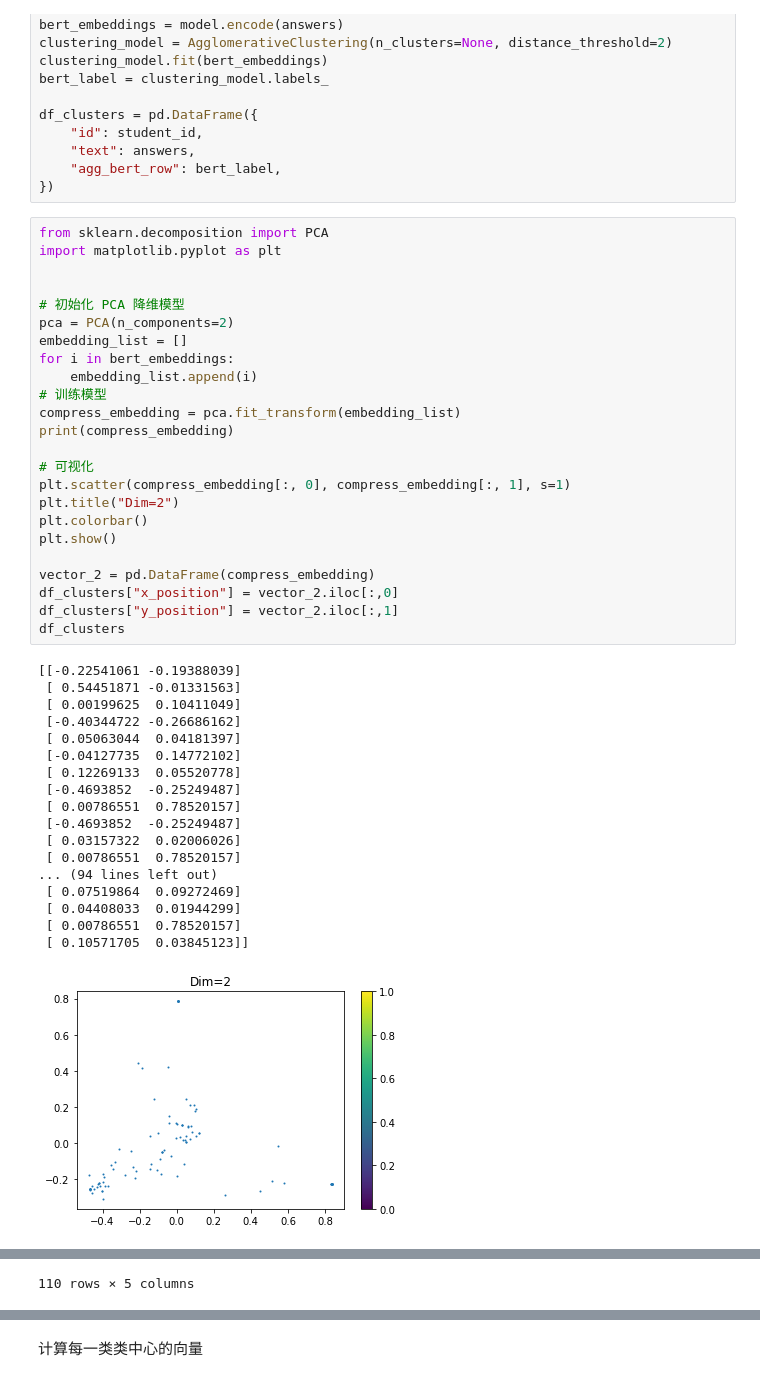
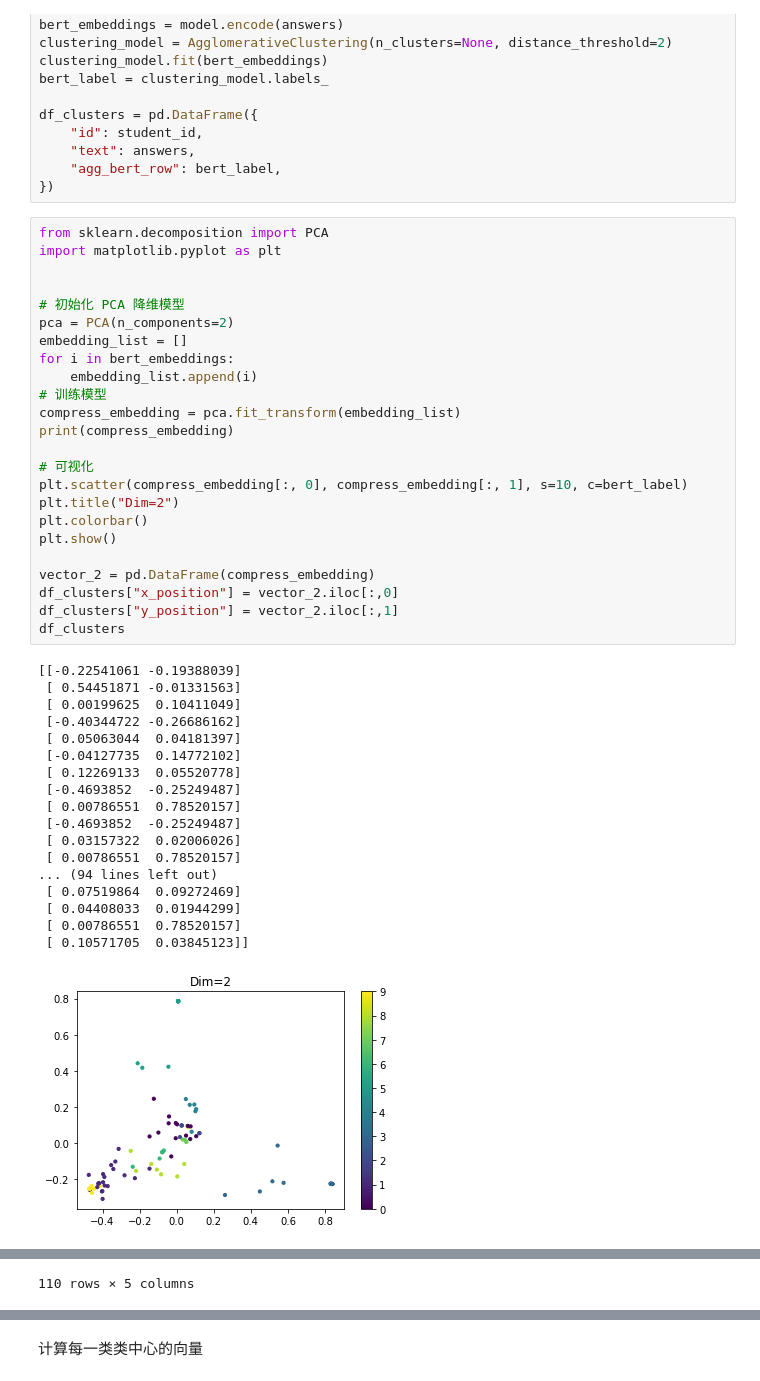
Before and after one commit to AshleyZG/RubricGo, a Jupyter notebook: cluster.ipynb, the cells around one changed output, grey strips where cells are left out. Drawn from its saved outputs; the diff is of its cells as text.

```diff
--- a/cluster.ipynb
+++ b/cluster.ipynb
@@ -40,35 +40,35 @@ for i in bert_embeddings:
 compress_embedding = pca.fit_transform(embedding_list)
 print(compress_embedding)
 
 # 可视化
-plt.scatter(compress_embedding[:, 0], compress_embedding[:, 1], s=1)
+plt.scatter(compress_embedding[:, 0], compress_embedding[:, 1], s=10, c=bert_label)
 plt.title("Dim=2")
 plt.colorbar()
 plt.show()
 
 vector_2 = pd.DataFrame(compress_embedding)
 df_clusters["x_position"] = vector_2.iloc[:,0]
 df_clusters["y_position"] = vector_2.iloc[:,1]
 df_clusters
 # %% [output]
 [[-0.22541061 -0.19388039]
  [ 0.54451871 -0.01331563]
  [ 0.00199625  0.10411049]
  [-0.40344722 -0.26686162]
  [ 0.05063044  0.04181397]
  [-0.04127735  0.14772102]
  [ 0.12269133  0.05520778]
  [-0.4693852  -0.25249487]
  [ 0.00786551  0.78520157]
  [-0.4693852  -0.25249487]
  [ 0.03157322  0.02006026]
  [ 0.00786551  0.78520157]
 ... (94 lines left out)
  [ 0.07519864  0.09272469]
  [ 0.04408033  0.01944299]
  [ 0.00786551  0.78520157]
  [ 0.10571705  0.03845123]]
-[figure, old version]
+[figure, new version]
 |  | id | text | agg_bert_row | x_position | y_position |
 | 0 | 1 | Radical ideas | 1 | -0.225411 | -0.193880 |
 | 1 | 2 | No judgement | 3 | 0.544519 | -0.013316 |
```
Also changed, not shown: parts of 3 cells of this notebook, 7 other files.
